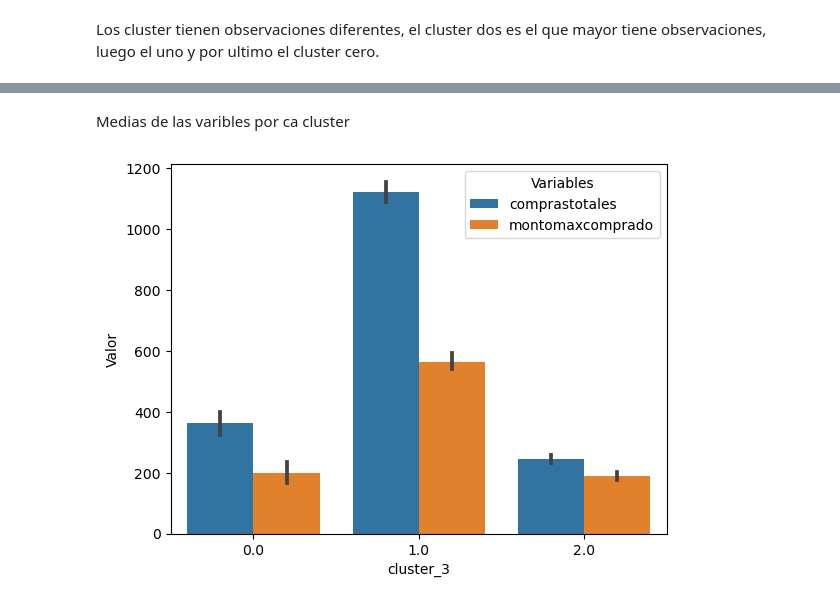
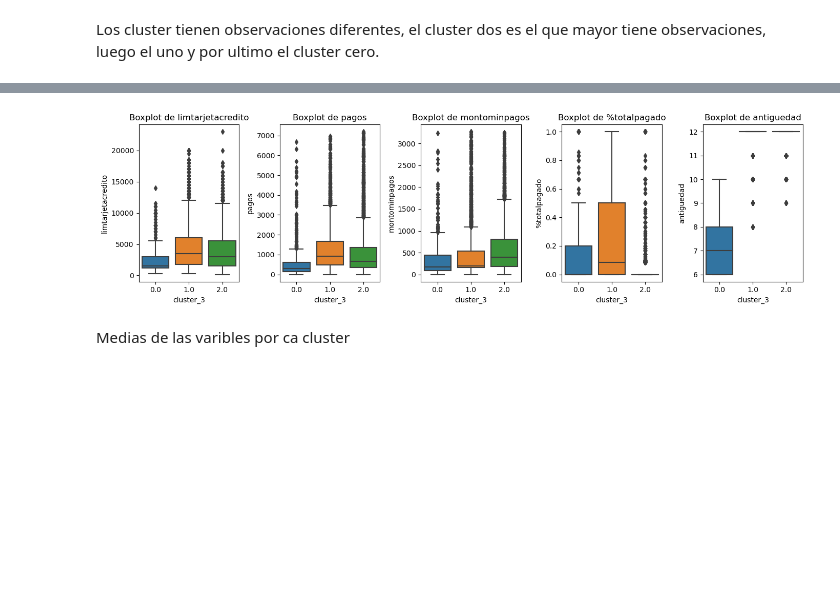
Before and after one commit to Juanisazalu/Analitica2_trabajo2, a Jupyter notebook: Interpretación_cluster.ipynb, the cells around one changed output, grey strips where cells are left out. Saved outputs shown, nothing was run; the diff lists cells and outputs as text; code cells hidden in the pictures; blank space fills up the shorter version.

```diff
--- a/Interpretación_cluster.ipynb
+++ b/Interpretación_cluster.ipynb
@@ -166,19 +203,41 @@ sns.boxplot(y = df["freccomprasplazo"], x = df["cluster_3"])
+# %%
+fig, axes = plt.subplots(1, 5, figsize=(14, 4))
+
+# Primer boxplot
+sns.boxplot(x="cluster_3", y="limtarjetacredito", data=df, ax=axes[0])
+axes[0].set_title("Boxplot de limtarjetacredito")
+axes[0].set_xlabel("cluster_3")
+axes[0].set_ylabel("limtarjetacredito")
+
+# Segundo boxplot
+sns.boxplot(x="cluster_3", y="pagos", data=df, ax=axes[1])
+axes[1].set_title("Boxplot de pagos")
+axes[1].set_xlabel("cluster_3")
+axes[1].set_ylabel("pagos")
+
+# Segundo boxplot
+sns.boxplot(x="cluster_3", y="montominpagos", data=df, ax=axes[2])
+axes[2].set_title("Boxplot de montominpagos")
+axes[2].set_xlabel("cluster_3")
+axes[2].set_ylabel("montominpagos")
+
+# Segundo boxplot
+sns.boxplot(x="cluster_3", y="%totalpagado", data=df, ax=axes[3])
+axes[3].set_title("Boxplot de %totalpagado")
+axes[3].set_xlabel("cluster_3")
+axes[3].set_ylabel("%totalpagado")
+
+# Segundo boxplot
+sns.boxplot(x="cluster_3", y="antiguedad", data=df, ax=axes[4])
+axes[4].set_title("Boxplot de antiguedad")
+axes[4].set_xlabel("cluster_3")
+axes[4].set_ylabel("antiguedad")
+# Ajustar el diseño
+plt.tight_layout()
+
+# Mostrar la figura con ambos subgráficos
+plt.show()
+# %% [output]
+[figure, added]
 # %% [markdown]
 Medias de las varibles por ca cluster
-# %%
-
-df1=df.loc[:,["comprastotales","montomaxcomprado","cluster_3"]]
-
-# Usar melt para reorganizar el DataFrame
-df_melted = df1.melt(id_vars='cluster_3', var_name='Variable', value_name='Valor')
-
-# Crear un gráfico de barras con Seaborn
-sns.barplot(x='cluster_3', y='Valor', hue='Variable', data=df_melted)
-
-# Mostrar la leyenda
-plt.legend(title='Variables')
-
-# Mostrar el gráfico
-plt.show()
-# %% [output]
-[figure, removed]
```
Also changed, not shown: parts of 14 cells of this notebook.
